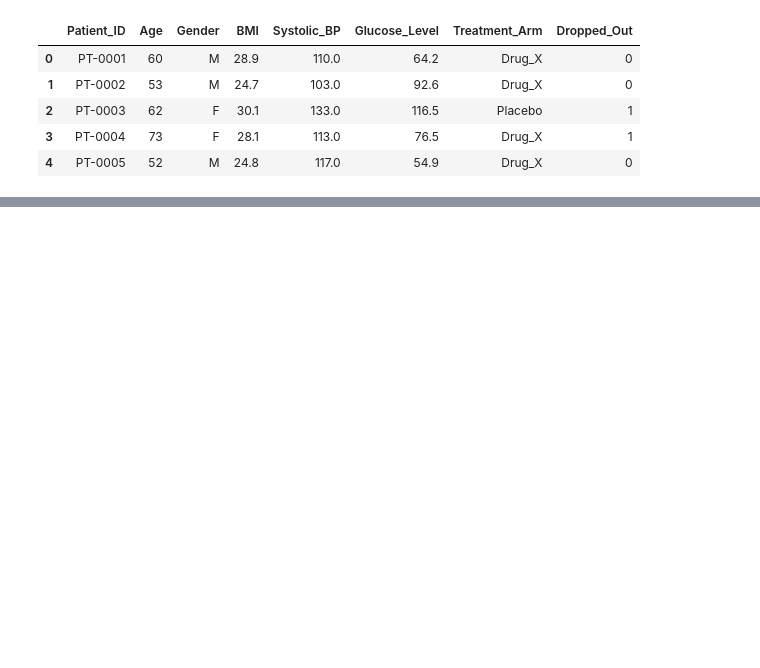
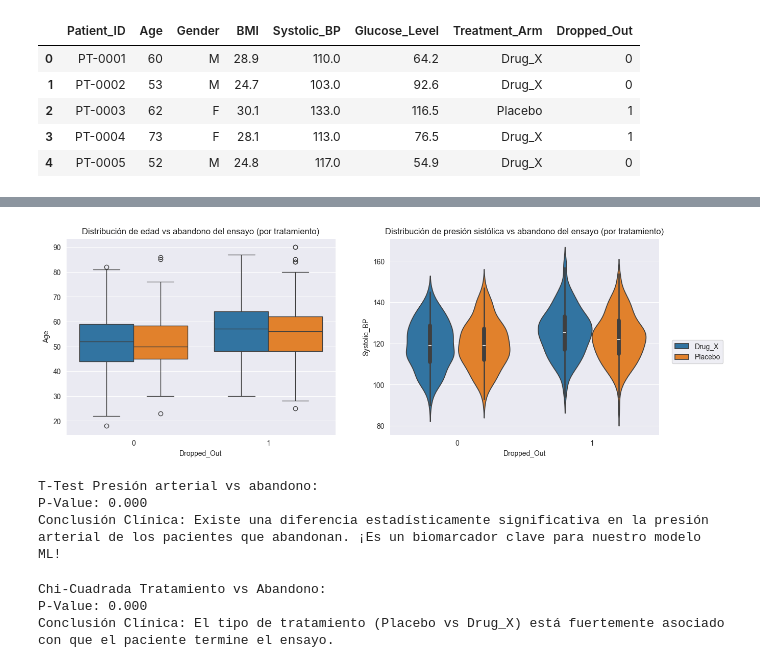
Before and after one commit to Alop89/Projects_portfolio, a Jupyter notebook: clinical_oracle/notebooks/clinical_eda.ipynb, the cells around one changed output, grey strips where cells are left out. Drawn from its saved outputs; the diff is of its cells as text; code cells hidden in the pictures; blank space fills up the shorter version.

```diff
--- a/clinical_oracle/notebooks/clinical_eda.ipynb
+++ b/clinical_oracle/notebooks/clinical_eda.ipynb
@@ -20,3 +62,28 @@ df.head()
 # %%
 # Análisis de distribución
 sns.set_style("darkgrid")
+fig, (ax1, ax2) = plt.subplots(1,2,figsize=(15,5))
+
+sns.boxplot(
+    data = df,
+    x = "Dropped_Out",
+    y= 'Age',
+    hue = 'Treatment_Arm',
+    ax = ax1,
+    legend = False
+)
+
+sns.violinplot(
+    data = df,
+    x = "Dropped_Out",
+    y= 'Systolic_BP',
+    hue = 'Treatment_Arm',
+    ax = ax2
+)
+
+ax1.set_title("Distribución de edad vs abandono del ensayo (por tratamiento)")
+ax2.set_title("Distribución de presión sistólica vs abandono del ensayo (por tratamiento)")
+ax2.legend(loc='upper right', bbox_to_anchor=(1.25, 0.5))
+plt.show()
+# %% [output]
+[figure, added]
@@ -22,0 +95,25 @@ sns.set_style("darkgrid")
+# %%
+t_stat, p_value = stats.ttest_ind(bp_stayed, bp_dropped)
+print(f"T-Test Presión arterial vs abandono:")
+print(f"P-Value: {p_value:.3f}")
+if p_value < 0.05:
+    print("Conclusión Clínica: Existe una diferencia estadísticamente significativa en la presión arterial de los pacientes que abandonan. ¡Es un biomarcador clave para nuestro modelo ML!\n")
+else:
+    print("No hay difrencia estadística significativa")
+# %% [output]
+T-Test Presión arterial vs abandono:
+P-Value: 0.000
+Conclusión Clínica: Existe una diferencia estadísticamente significativa en la presión arterial de los pacientes que abandonan. ¡Es un biomarcador clave para nuestro modelo ML!
+# %%
+# ¿El tratamiento recibido afecta la tasa de abandono?
+
+contigency_table = pd.crosstab(df['Treatment_Arm'], df['Dropped_Out'])
+chi2, p_val_chi, dof, expected = stats.chi2_contingency(contigency_table)
+print(f"Chi-Cuadrada Tratamiento vs Abandono:")
+print(f"P-Value: {p_val_chi:.3f}")
+if p_val_chi < 0.05:
+    print("Conclusión Clínica: El tipo de tratamiento (Placebo vs Drug_X) está fuertemente asociado con que el paciente termine el ensayo.")
+# %% [output]
+Chi-Cuadrada Tratamiento vs Abandono:
+P-Value: 0.000
+Conclusión Clínica: El tipo de tratamiento (Placebo vs Drug_X) está fuertemente asociado con que el paciente termine el ensayo.
```
Also changed, not shown: parts of 5 cells of this notebook, 3 other files.
